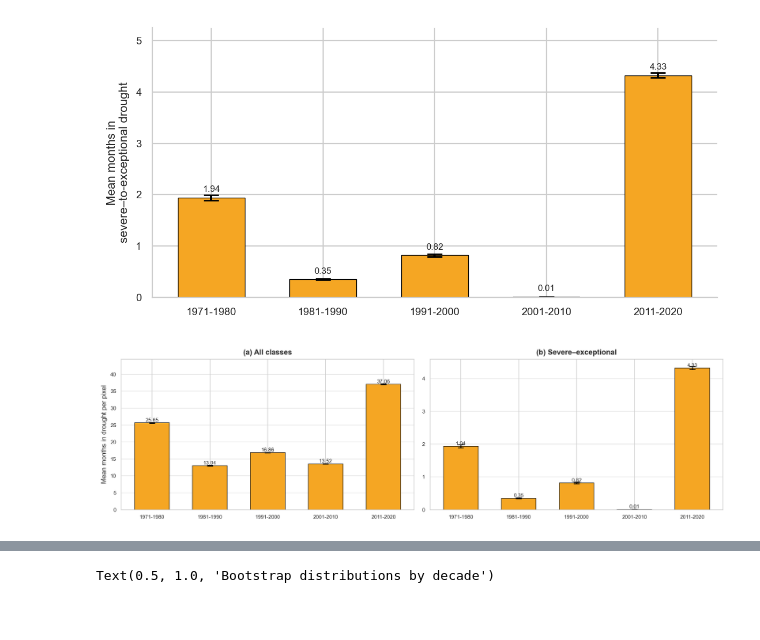
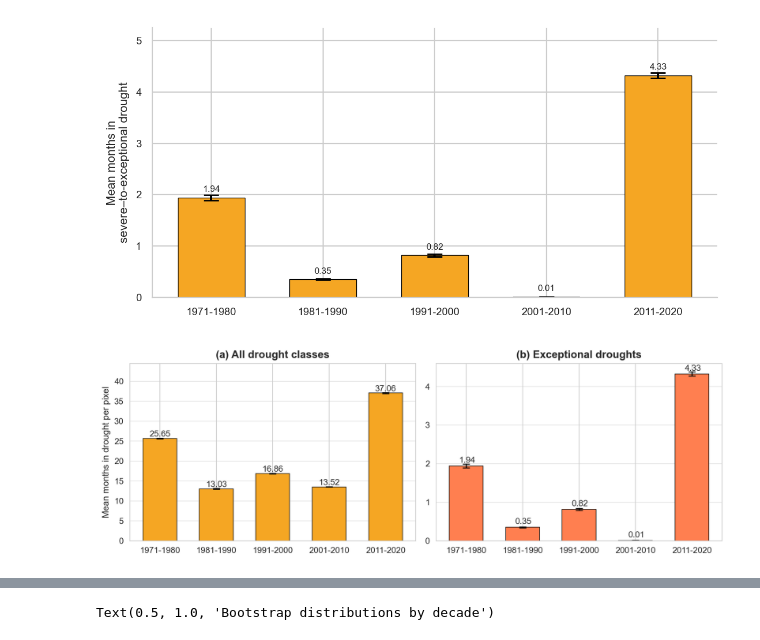
Before and after one commit to klekarkar/mHM_IO_dataprocessing, a Jupyter notebook: SMI_journal_plotting.ipynb, the cells around one changed output, grey strips where cells are left out. Saved outputs shown, nothing was run; the diff lists cells and outputs as text; code cells hidden in the pictures; blank space fills up the shorter version.

```diff
--- a/SMI_journal_plotting.ipynb
+++ b/SMI_journal_plotting.ipynb
@@ -376,18 +385,18 @@ plt.show()
 # %% [markdown]
 #### Bootstrapping decadal durations: statistical significance
 # %%
-def create_bootstrap_samples(t_drought, sample_size, n_samples = 1000):
+def create_bootstrap_samples(t_drought, sample_size, n_samples):
     """    Create bootstrap samples from a given dataset.
     Parameters:
     - t_drought: DataFrame containing the drought data.
     - sm_var: The variable to sample from.
     - sample_size: The size of each bootstrap sample.
-    - n_samples: The number of bootstrap samples to create (default is 1000).
+    - n_samples: The number of bootstrap samples to create.
     Returns:
     - A Pandas Series containing the means of the bootstrap samples
 
     """
-    # create a list for sample means
+    # create a list for the means of the bootstrap samples
     sample_means = []
 
     # loop n_samples times
@@ -410,7 +419,7 @@ for decade in decades:
     t_drought=decadal_durations[decade]['D1_to_D4'].to_dataframe().reset_index().drop(columns=['lat', 'lon','time'])
 
     # Create bootstrap samples
-    tmean_decade = create_bootstrap_samples(t_drought['SMI'], len(t_drought), n_samples=7000)
+    tmean_decade = create_bootstrap_samples(t_drought['SMI'], len(t_drought), n_samples=10000)
 
     # Store the bootstrap sample means in the dictionary
     t_mean_decades[decade] = tmean_decade
@@ -428,6 +437,7 @@ axes = axes.flatten()
 fig.subplots_adjust(hspace=0.8, wspace=0.6)
 
 ci_intervals = {}
+mean_durations = {}
 
 # --- common x-limits (optional but recommended) ----------------------------
 # xmin = min(t_mean_decades[d].min() for d in decades)
@@ -437,9 +447,10 @@ xmin, xmax = 12, 40                          # if you want a fixed range
 # --- draw one histogram per decade -----------------------------------------
 for i, decade in enumerate(decades):
     ax         = axes[i]
-    samples    = t_mean_decades[decade]
+    samples    = t_severe_decades[decade]
     ci_low     = samples.quantile(0.025)
     ci_high    = samples.quantile(0.975)
+    mean    = samples.mean()
 
     # histogram
     ax.hist(samples, bins=20, color='lightseagreen',
@@ -468,6 +479,7 @@ for i, decade in enumerate(decades):
 
 
     ci_intervals[decade] = (ci_low, ci_high)
+    mean_durations[decade] = mean
 
 # --- remove any unused subplots --------------------------------------------
 for j in range(n_dec, len(axes)):
@@ -629,44 +657,44 @@ dec_sev,  stat_sev,  lo_sev,  hi_sev  = extract_ci(t_severe_decades, np.mean)
 # ------------------------------------------------------------------
 # 3.  Build a side-by-side figure
 # ------------------------------------------------------------------
-fig, axs = plt.subplots(1, 2, figsize=(12, 3.5), dpi=200)
-plt.subplots_adjust(wspace=0.3)
+fig, axs = plt.subplots(1, 2, figsize=(10, 3.5), dpi=200)
+plt.subplots_adjust(wspace=-1.9, hspace=-1.9)
 
 # ---------- Panel A: all drought classes ----------
 bars = axs[0].bar(dec_all, stat_all, color='#f5a623',
                   edgecolor='black', linewidth=0.6, width=0.6)
 axs[0].errorbar(dec_all, stat_all, yerr=[lo_all, hi_all],
                 fmt='none', capsize=4, ecolor='black', elinewidth=1.2)
-axs[0].set_title('(a) All classes', fontsize=10, weight='bold')
+axs[0].set_title('(a) All drought classes', fontsize=12, weight='bold')
 
 # optional numeric labels
 for bar, val in zip(bars, stat_all):
-    axs[0].text(bar.get_x() + bar.get_width()/2, val + hi_all.max()*0.03,
-                f'{val:.2f}', ha='center', va='bottom', fontsize=7)
+    axs[0].text(bar.get_x() + bar.get_width()/2, val + hi_all.max()*0.4,
+                f'{val:.2f}', ha='center', va='bottom', fontsize=9.5)
 
 # ---------- Panel B: severe–exceptional ----------
-bars = axs[1].bar(dec_sev, stat_sev, color='#f5a623',
+bars = axs[1].bar(dec_sev, stat_sev, color='coral',
                   edgecolor='black', linewidth=0.6, width=0.6)
 axs[1].errorbar(dec_sev, stat_sev, yerr=[lo_sev, hi_sev],
                 fmt='none', capsize=4, ecolor='black', elinewidth=1.2)
-axs[1].set_title('(b) Severe–exceptional', fontsize=10, weight='bold')
+axs[1].set_title('(b) Exceptional droughts', fontsize=12, weight='bold')
 
 for bar, val in zip(bars, stat_sev):
-    axs[1].text(bar.get_x() + bar.get_width()/2, val + hi_sev.max()*0.03,
-                f'{val:.2f}', ha='center', va='bottom', fontsize=7)
+    axs[1].text(bar.get_x() + bar.get_width()/1.9, val + hi_sev.max()*0.8,
+                f'{val:.2f}', ha='center', va='bottom', fontsize=9.5)
 
 # ---------- Shared styling ----------
-axs[0].set_ylabel('Mean months in drought per pixel', fontsize=9)
+axs[0].set_ylabel('Mean months in drought per pixel', fontsize=10)
 for ax in axs:
-    ax.tick_params(axis='both', labelsize=7)
+    ax.tick_params(axis='both', labelsize=9.5)
     ax.yaxis.grid(True, alpha=0.5)        # horizontal grids only
     ax.spines[['top', 'right']].set_visible(True)
 
 # give the tallest CI a little head-room on the y-axis
 y_max = max(stat_all + hi_all.tolist() + stat_sev + hi_sev.tolist()) * 1.2
 axs[0].set_ylim(0, y_max)
 
 plt.tight_layout()
 plt.show()
 # %% [output]
-[figure, old version]
+[figure, new version]
```
Also changed, not shown: parts of 6 cells of this notebook, 14 other files.
